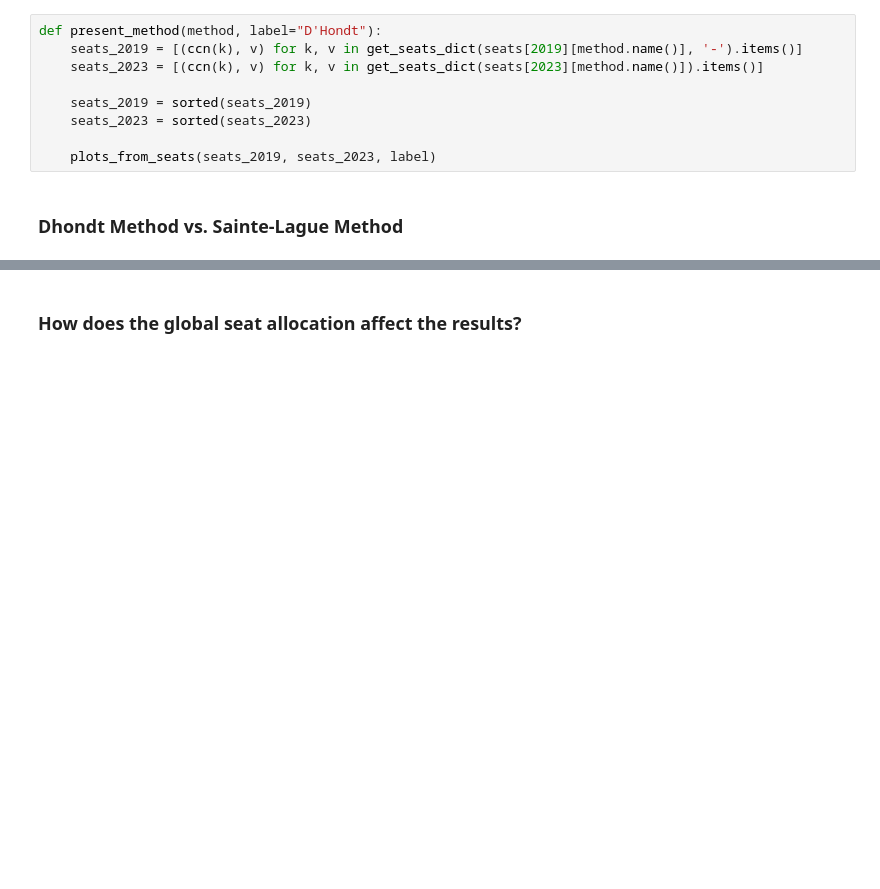
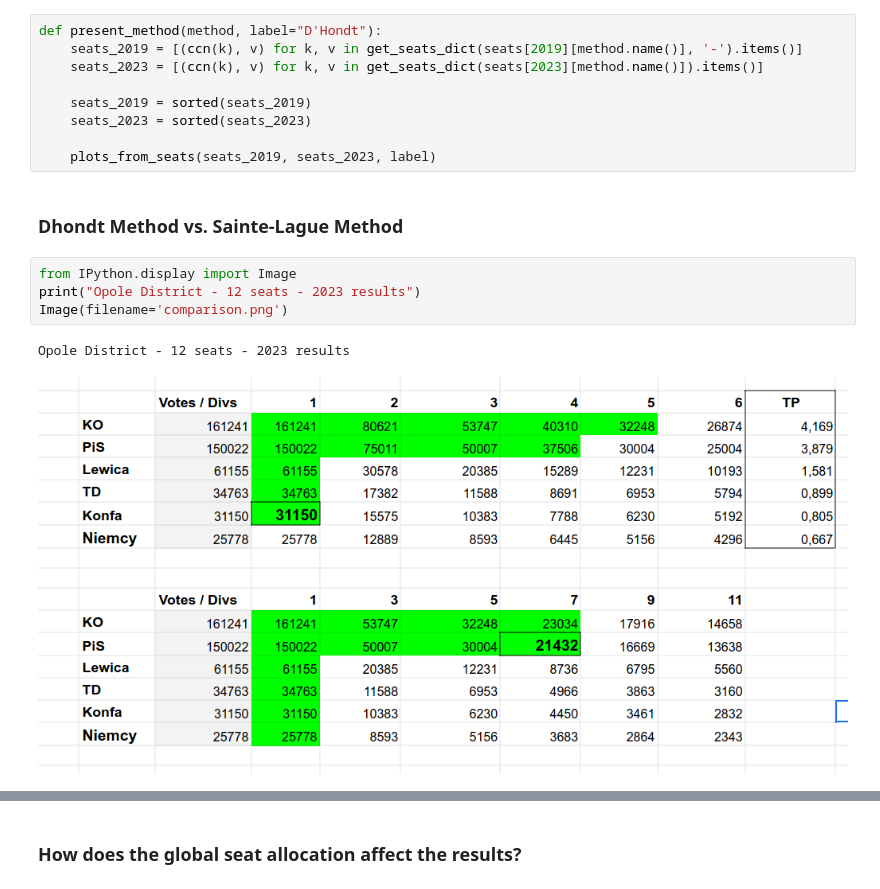
Before and after one commit to gbzaleski/DE-1-Elections, a Jupyter notebook: presentation.ipynb, the cells around one changed output, grey strips where cells are left out. Cells and saved outputs as stored; diff of their text form; blank space fills up the shorter version.

```diff
--- a/presentation.ipynb
+++ b/presentation.ipynb
@@ -324,6 +353,13 @@ def present_method(method, label="D'Hondt"):
     plots_from_seats(seats_2019, seats_2023, label)
 # %% [markdown]
 ### Dhondt Method vs. Sainte-Lague Method
+# %%
+from IPython.display import Image
+print("Opole District - 12 seats - 2023 results")
+Image(filename='comparison.png')
+# %% [output]
+Opole District - 12 seats - 2023 results
+[figure, added]
 # %%
 present_method(ConstituencialDHondt)
 present_method(ConstituencialSainteLague, label="Sainte-Laguë")
```
Also changed, not shown: parts of 12 cells of this notebook, 1 other file.
